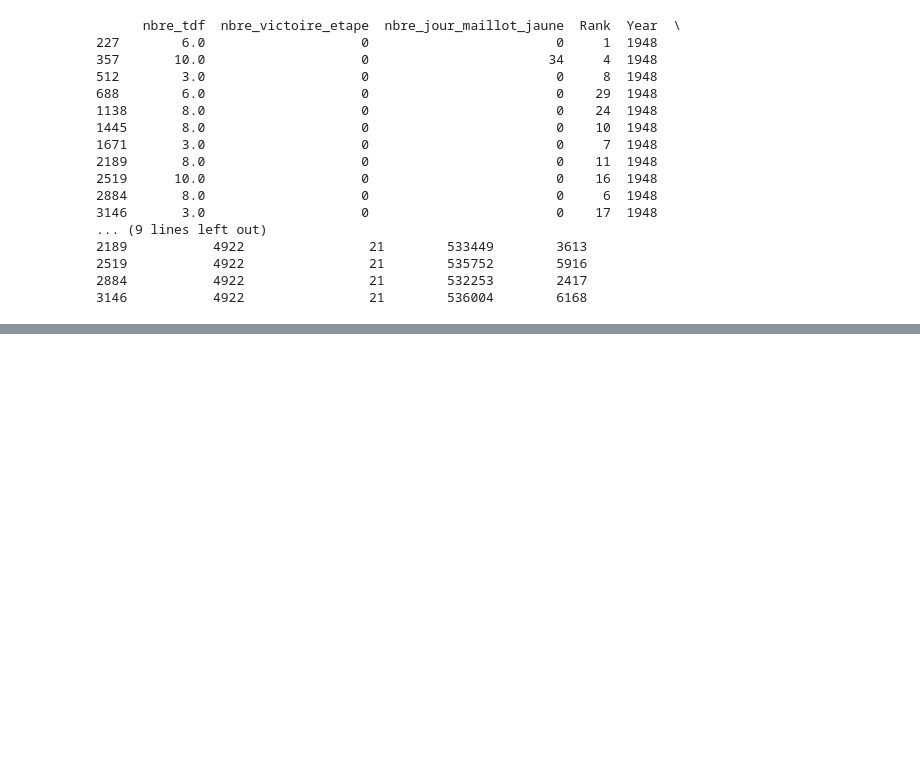
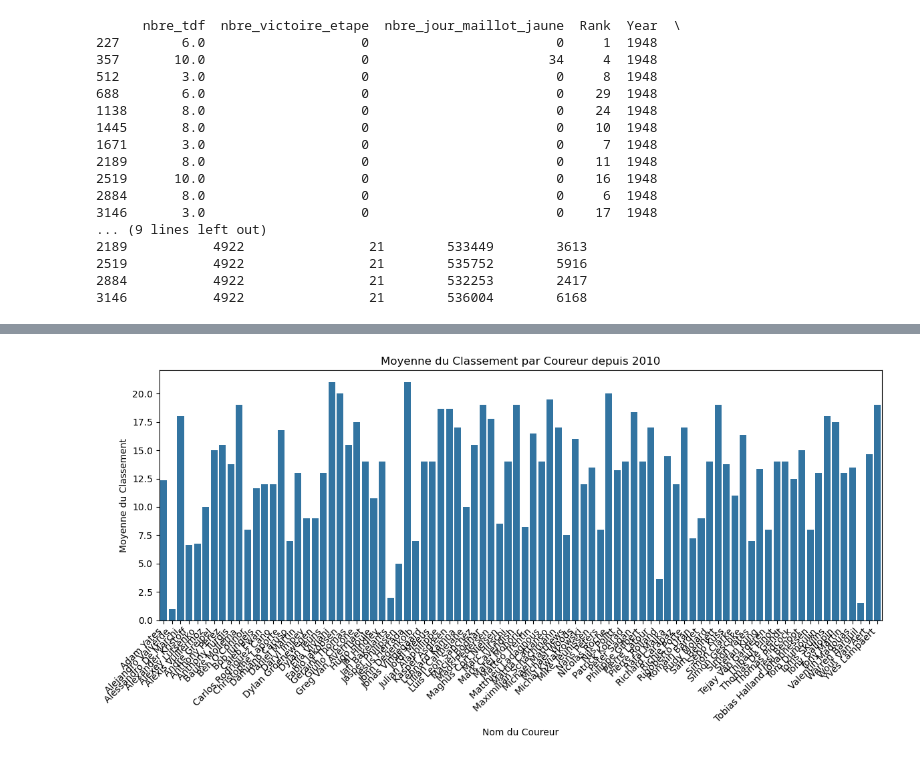
Before and after one commit to edequercize/Projet-Python, a Jupyter notebook: test_merge.ipynb, the cells around one changed output, grey strips where cells are left out. Cells and saved outputs as stored; diff of their text form; code cells hidden in the pictures; blank space fills up the shorter version.

Commit message:
Stat_descriptives_3

```diff
--- a/test_merge.ipynb
+++ b/test_merge.ipynb
@@ -235,0 +236,29 @@ print(groupe_1948)
+# %%
+# Supposez que votre DataFrame initial soit 'df'
+
+# Convertir la colonne 'Year' en type datetime avec seulement l'année
+df['Year'] = pd.to_datetime(df['Year'], format='%Y')
+
+# Filtrer les données pour les années à partir de 1980
+df_since_2010 = df[df['Year'].dt.year >= 2010]
+
+# Groupement par coureur
+grouped_by_rider_since_2010 = df_since_2010.groupby('nom')
+
+# Calcul des statistiques descriptives
+average_rank_since_2010 = grouped_by_rider_since_2010['classement'].mean()
+participation_count_since_2010 = grouped_by_rider_since_2010['Year'].count()
+variance_performance_since_2010 = grouped_by_rider_since_2010['classement'].var()
+
+# Création d'un nouveau DataFrame avec les données agrégées
+aggregated_data_since_2010 = pd.DataFrame({
+    'Moyenne_Classement': average_rank_since_2010,
+    'Nombre_Participations': participation_count_since_2010,
+    'Variance_Classement': variance_performance_since_2010
+})
+
+# Réinitialisation de l'index pour faire de 'nom' une colonne plutôt qu'un index
+aggregated_data_since_2010.reset_index(inplace=True)
+
+# Affichage du nouveau DataFrame
+# print(aggregated_data_since_2010)
@@ -235,0 +283,17 @@ print(groupe_1948)
+# %%
+import matplotlib.pyplot as plt
+import seaborn as sns
+
+# Tracer un graphique en barres pour la moyenne du classement depuis 1980
+plt.figure(figsize=(12, 6))
+sns.barplot(x='nom', y='Moyenne_Classement', data=aggregated_data_since_2010)
+plt.title('Moyenne du Classement par Coureur depuis 2010')
+plt.xlabel('Nom du Coureur')
+plt.ylabel('Moyenne du Classement')
+plt.xticks(rotation=45, ha='right')  # Rotation des noms de coureurs pour une meilleure lisibilité
+plt.tight_layout()
+
+# Afficher le graphique
+plt.show()
+# %% [output]
+[figure, added]
```
Also changed, not shown: parts of 9 cells of this notebook.
